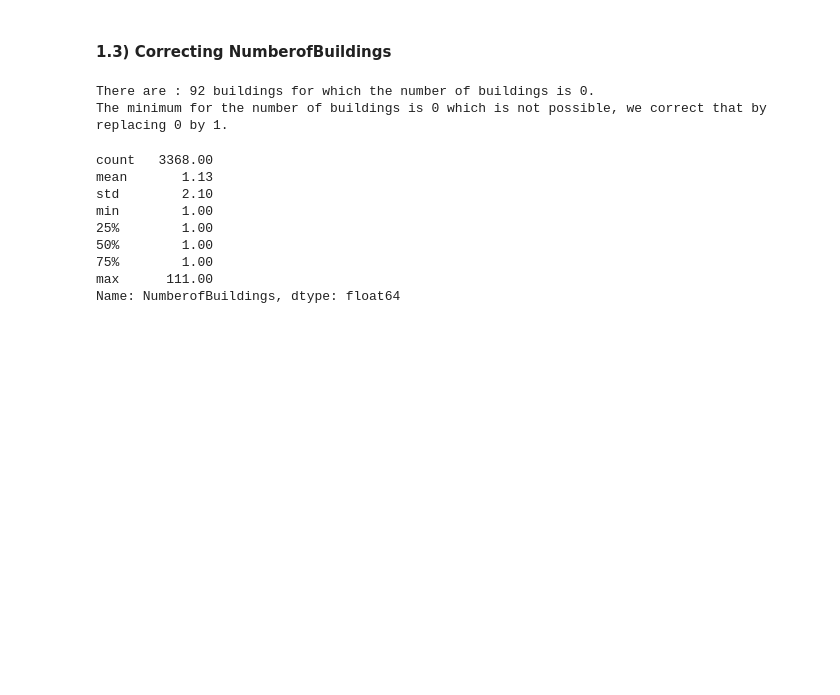
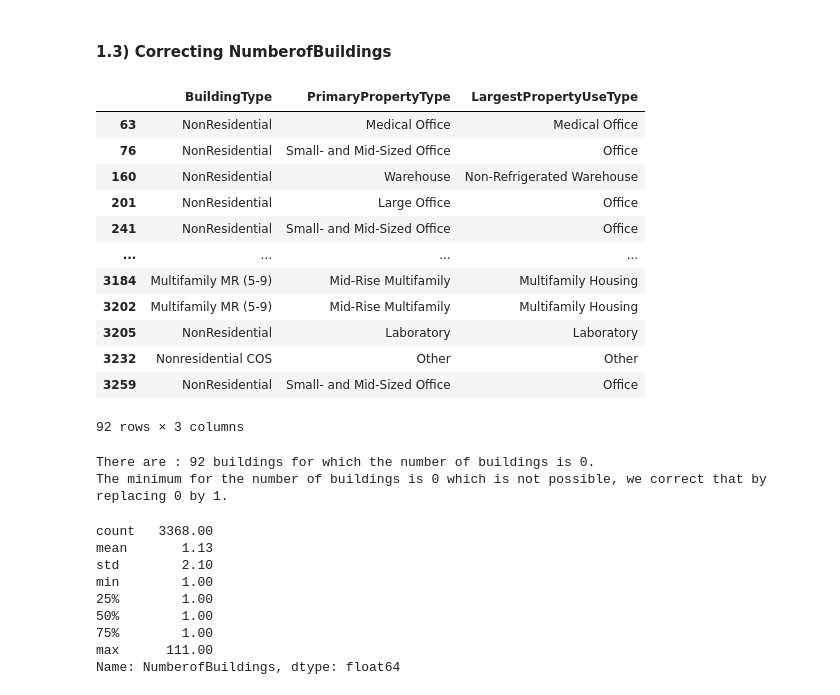
Before and after one commit to oumeima-elgharbi/P4_Data_Science_OpenClassrooms, a Jupyter notebook: P4_01_preprocess.ipynb, the cells around one changed output. Saved outputs shown, nothing was run; the diff lists cells and outputs as text; code cells hidden in the pictures; blank space fills up the shorter version.

```diff
--- a/P4_01_preprocess.ipynb
+++ b/P4_01_preprocess.ipynb
@@ -175,5 +197,21 @@ If we remove the buildings which BuildingType is 'Multifamily MR (5-9)', 'Multif
 # %% [markdown]
 #### 1.3) Correcting NumberofBuildings
+# %%
+all_data[all_data['NumberofBuildings'] == 0][["BuildingType", "PrimaryPropertyType", "LargestPropertyUseType"]]
+# %% [output]
+|  | BuildingType | PrimaryPropertyType | LargestPropertyUseType |
+| 63 | NonResidential | Medical Office | Medical Office |
+| 76 | NonResidential | Small- and Mid-Sized Office | Office |
+| 160 | NonResidential | Warehouse | Non-Refrigerated Warehouse |
+| 201 | NonResidential | Large Office | Office |
+| 241 | NonResidential | Small- and Mid-Sized Office | Office |
+| ... | ... | ... | ... |
+| 3184 | Multifamily MR (5-9) | Mid-Rise Multifamily | Multifamily Housing |
+| 3202 | Multifamily MR (5-9) | Mid-Rise Multifamily | Multifamily Housing |
+| 3205 | NonResidential | Laboratory | Laboratory |
+| 3232 | Nonresidential COS | Other | Other |
+| 3259 | NonResidential | Small- and Mid-Sized Office | Office |
+92 rows × 3 columns
 # %%
 print("There are :", all_data[all_data['NumberofBuildings'] == 0].shape[0], "buildings for which the number of buildings is 0.")
 print("The minimum for the number of buildings is 0 which is not possible, we correct that by replacing 0 by 1.")
```
Also changed, not shown: parts of 11 cells of this notebook, 5 other files.
